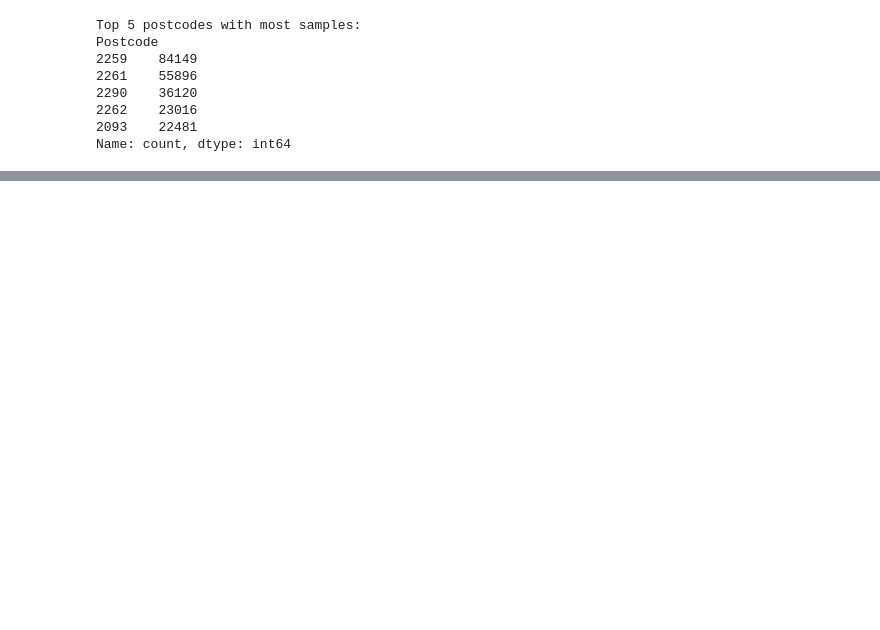
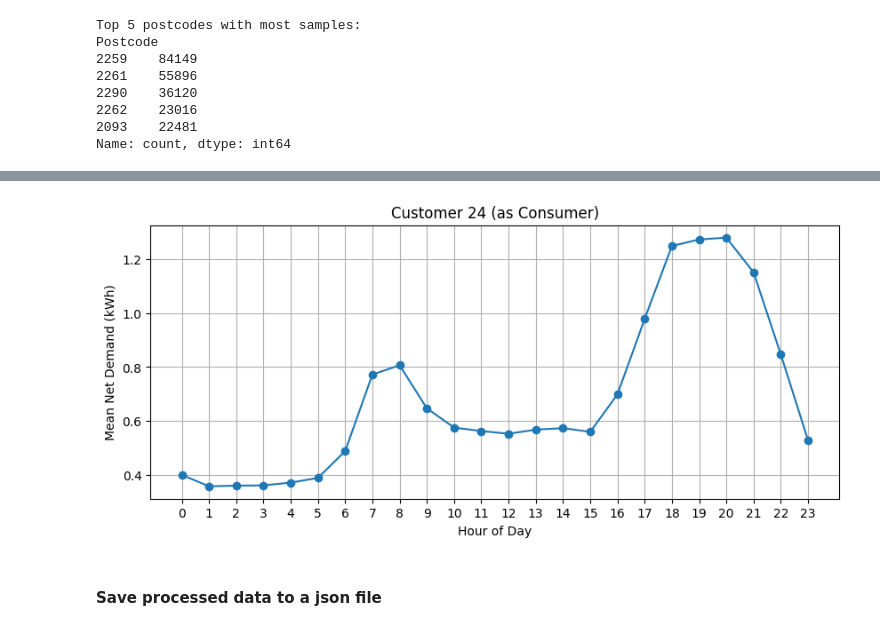
Before and after one commit to rohanrao619/multi-agent_power-systems, a Jupyter notebook: data/ausgrid/eda.ipynb, the cells around one changed output, grey strips where cells are left out. Saved outputs shown, nothing was run; the diff lists cells and outputs as text; code cells hidden in the pictures; blank space fills up the shorter version.

Commit message:
data pipeline: small updates

```diff
--- a/data/ausgrid/eda.ipynb
+++ b/data/ausgrid/eda.ipynb
@@ -85 +107,29 @@ Average Consumption: 0.30 kWh
+# %%
+# Plot net demand for a specific customer
+# Should aim to get prosumers that provide good liquidity
+id = 24
+is_prosumer = False
+
+d_customer = d_raw[d_raw['Customer'] == id]
+
+d_pv = d_customer[d_customer['Consumption Category'] == 'GG'].to_numpy()[:,5:53]
+d_pv_hourly = d_pv.reshape(d_pv.shape[0], 24, 2).sum(axis=2).mean(axis=0)
+
+d_d = d_customer[d_customer['Consumption Category'] == 'GC'].to_numpy()[:,5:53]
+d_d_hourly = d_d.reshape(d_d.shape[0], 24, 2).sum(axis=2).mean(axis=0)
+
+d_load = d_d_hourly - d_pv_hourly if is_prosumer else d_d_hourly
+
+plt.figure(figsize=(10, 4))
+plt.plot(range(24), d_load, marker='o')
+plt.xlabel('Hour of Day')
+plt.ylabel('Mean Net Demand (kWh)')
+plt.title(f'Customer {id} (as {"Prosumer" if is_prosumer else "Consumer"})')
+plt.grid(True)
+plt.xticks(range(24))
+plt.show()
+# %% [output]
+[figure, added]
+# %% [markdown]
+#### Save processed data to a json file
 # %%
```
Also changed, not shown: parts of 6 cells of this notebook, 6 other files.
